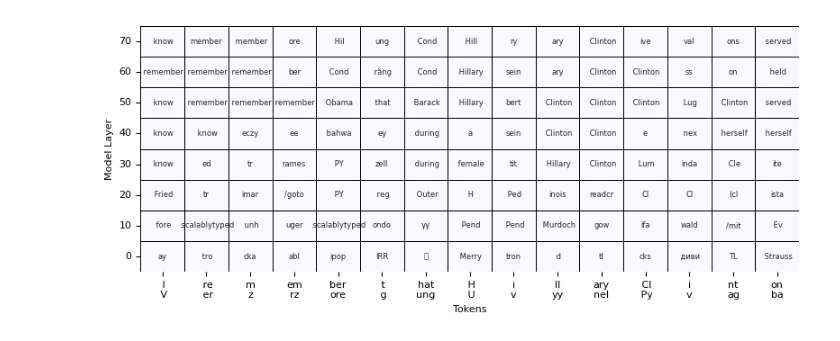
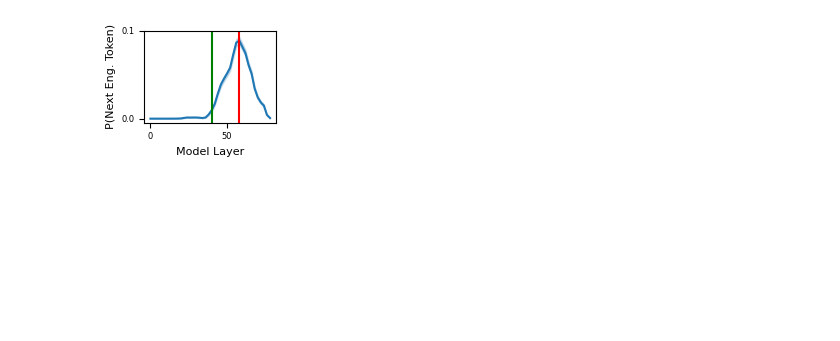
Before and after one commit to chingf/encoded_reasoning, a Jupyter notebook: 08_logit_lens_layer_summary.ipynb, the cells around one changed output. Saved outputs shown, nothing was run; the diff lists cells and outputs as text; code cells hidden in the pictures; blank space fills up the shorter version.

```diff
--- a/08_logit_lens_layer_summary.ipynb
+++ b/08_logit_lens_layer_summary.ipynb
@@ -429,45 +421,15 @@ plt.show()
-# %%
-# Extract the range of tokens around "Hillary"
-hillary_idx = next((i for i, token in enumerate(english_tokens) if "Hillary" in token), None)
-hillary_idx = np.argwhere(np.array(token_alignments)==hillary_idx)[0,0].item()
-start_idx = max(0, hillary_idx - 7)
-end_idx = hillary_idx + 8
-selected_tokens = translated_response_tokens[start_idx:end_idx]
-
-# Prepare data for the table
-table_data = []
-layers = [l for l in range(0, 80, 10)]
-layer_names = [f'layer_{l}' for l in layers]
-reversed_layer_names = list(reversed(layer_names))  # Convert to list
-
-for layer_name in reversed_layer_names:  # Use the reversed list
-    row = []
-    for token_idx in range(start_idx, end_idx):
-        top_predicted_token = logit_lens_results[layer_name][
-            'top_k_predictions'][token_idx][0]['token']  # Default to first token
-        row.append(top_predicted_token)
-    table_data.append(row)
-
-# Create a DataFrame for visualization
-table_df = pd.DataFrame(table_data, index=reversed_layer_names, columns=selected_tokens)
-
-# Plot the table with tokens as annotations
-fig, ax = plt.subplots(figsize=(8, 3.5))
-xticklabels = [f'{t}\n{rot13_alpha(t)}' for t in selected_tokens]
-sns.heatmap([[0] * len(selected_tokens) for _ in range(len(reversed_layer_names))],
-            annot=table_df.values,
-            fmt="s", cmap="Blues", cbar=False, xticklabels=xticklabels,
-            yticklabels=list(reversed(layers)), ax=ax,
-            linewidths=0.5, linecolor='black', annot_kws={"size": 6})  # Add column lines and set font size
-
-# Set font size for labels and tick labels
-ax.set_ylabel("Model Layer", fontsize=8)
-ax.set_xlabel("Tokens", fontsize=8)
-ax.tick_params(axis='both', which='major', labelsize=8)
-
-plt.yticks(rotation=0)  # Ensure ytick rotation is applied correctly
-plt.tight_layout()
-plt.savefig(f'figures/3a.png', dpi=300, transparent=True)
-plt.show()
-# %% [output]
-[figure, removed]
+# %%
+# Plot averaged results
+df = pd.DataFrame(all_results)
+fig, ax = plt.subplots(figsize=(2., 1.6))
+sns.lineplot(data=df, x='layer', y='prob', ax=ax)
+plt.ylabel('P(Next Eng. Token)', fontsize=8)
+plt.xlabel('Model Layer', fontsize=8)
+plt.xticks(fontsize=6)
+plt.yticks([0, 0.1], fontsize=6)
+plt.tight_layout()
+plt.axvline(58, color='red')
+plt.axvline(40, color='green')
+plt.show()
+# %% [output]
+[figure, added]
```
Also changed, not shown: parts of 25 cells of this notebook, 8 other files.
